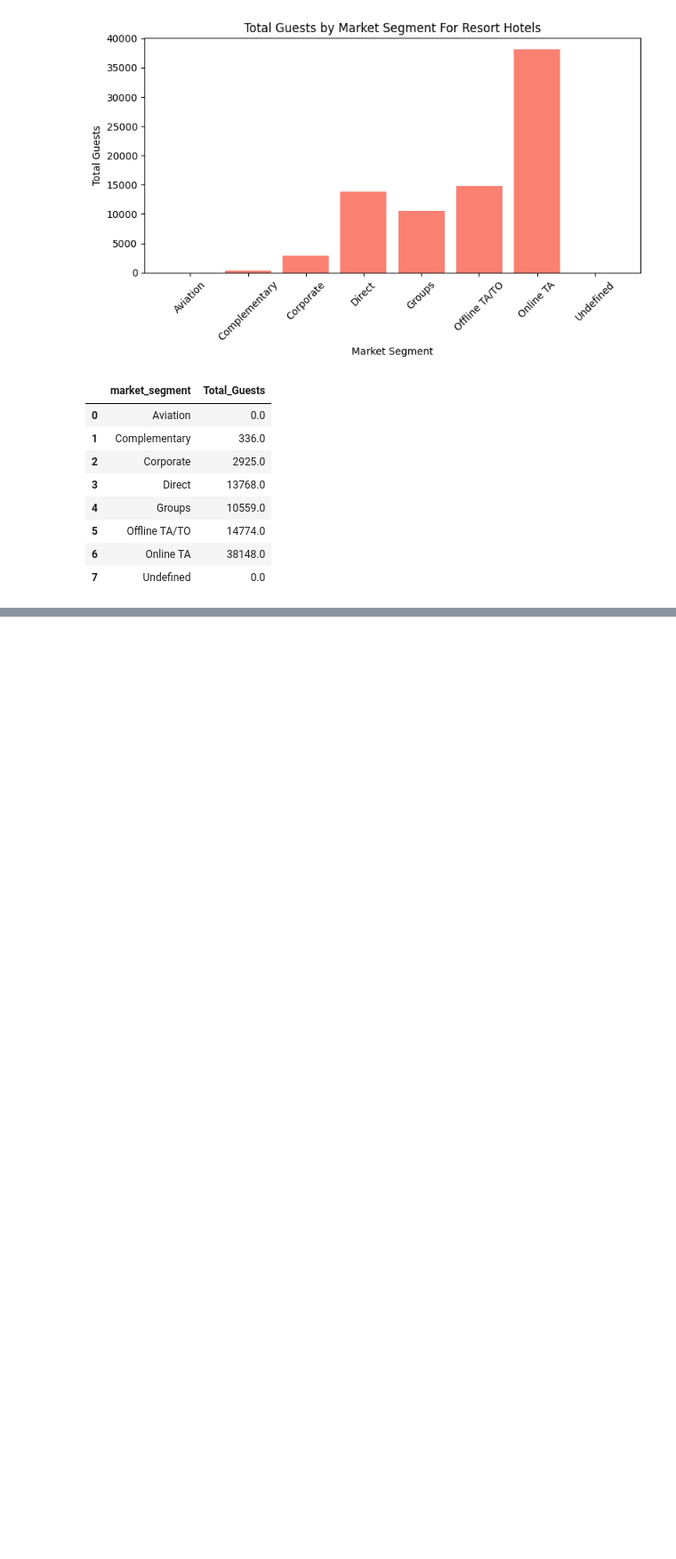
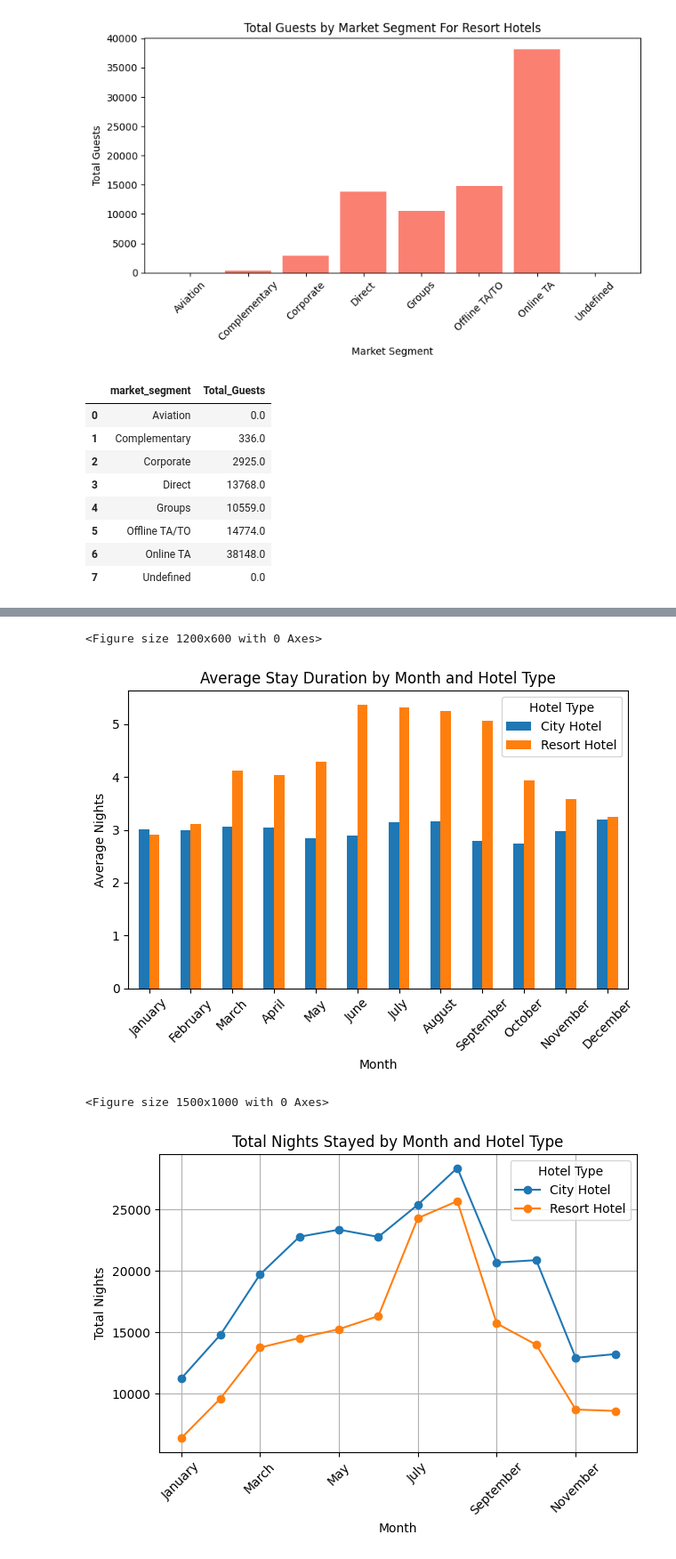
Before and after one commit to asif-mursalin/Data-mining-project, a Jupyter notebook: Project.ipynb, the cells around one changed output, grey strips where cells are left out. Shown at 89% size. Cells and saved outputs as stored; diff of their text form; code cells hidden in the pictures; blank space fills up the shorter version.

```diff
--- a/Project.ipynb
+++ b/Project.ipynb
@@ -857,0 +1062,40 @@ The default of observed=False is deprecated and will be changed to True in a fut
+# %%
+def plot_total_nights_by_month(df):
+    """Plot total nights stayed by month and hotel type"""
+    plt.figure(figsize=(15, 10))
+    month_order = ['January', 'February', 'March', 'April', 'May', 'June',
+                   'July', 'August', 'September', 'October', 'November', 'December']
+    total_nights_by_hotel = df.groupby(['arrival_date_month', 'hotel'])['total_nights'].sum().unstack()
+    total_nights_by_hotel = total_nights_by_hotel.reindex(month_order)
+    total_nights_by_hotel.plot(kind='line', marker='o')
+    plt.title('Total Nights Stayed by Month and Hotel Type')
+    plt.xlabel('Month')
+    plt.ylabel('Total Nights')
+    plt.xticks(rotation=45)
+    plt.legend(title='Hotel Type')
+    plt.grid(True)
+    plt.tight_layout()
+    plt.show()
+
+def plot_monthly_average_stays(df):
+    """Plot average stay duration by month and hotel type"""
+    plt.figure(figsize=(12, 6))
+    month_order = ['January', 'February', 'March', 'April', 'May', 'June',
+                   'July', 'August', 'September', 'October', 'November', 'December']
+    monthly_avg = df.groupby(['arrival_date_month', 'hotel'])['total_nights'].mean().unstack()
+    monthly_avg = monthly_avg.reindex(month_order)
+    monthly_avg.plot(kind='bar')
+    plt.title('Average Stay Duration by Month and Hotel Type')
+    plt.xlabel('Month')
+    plt.ylabel('Average Nights')
+    plt.xticks(rotation=45)
+    plt.legend(title='Hotel Type')
+    plt.tight_layout()
+    plt.show()
+plot_monthly_average_stays(df_copy)
+plot_total_nights_by_month(df_copy)
+# %% [output]
+<Figure size 1200x600 with 0 Axes>
+[figure, added]
+<Figure size 1500x1000 with 0 Axes>
+[figure, added]
```
Also changed, not shown: parts of 40 cells of this notebook.
